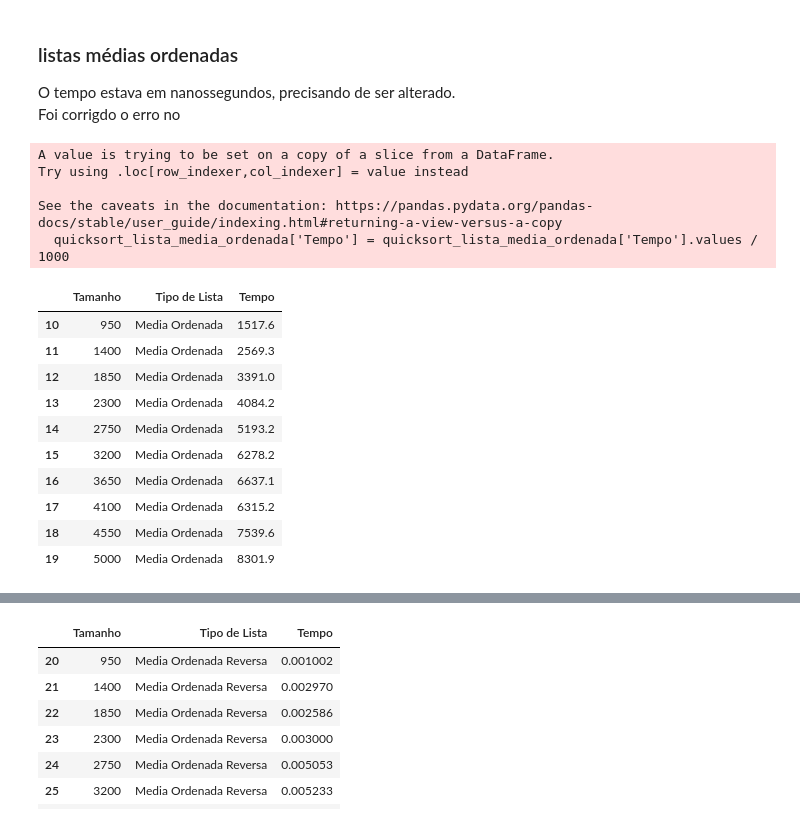
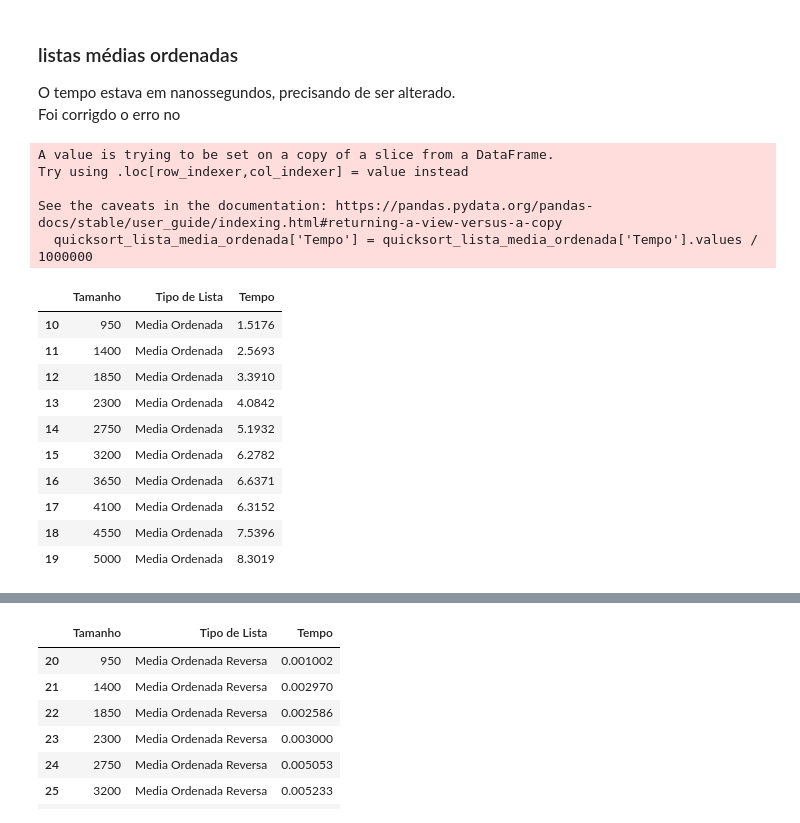
Before and after one commit to almeidadeoliveirabruno/Trabalho-estrutura-de-dados, a Jupyter notebook: registro_tempo/criar.graficos.ipynb, the cells around one changed output, grey strips where cells are left out. Saved outputs shown, nothing was run; the diff lists cells and outputs as text; code cells hidden in the pictures.

```diff
--- a/registro_tempo/criar.graficos.ipynb
+++ b/registro_tempo/criar.graficos.ipynb
@@ -265,24 +311,24 @@ O tempo estava em nanossegundos, precisando de ser alterado. <br>
 Foi corrigdo o erro no
 # %%
 quicksort_lista_media_ordenada = tempos_medios_quick_sort.iloc[10:20]
-quicksort_lista_media_ordenada['Tempo'] = quicksort_lista_media_ordenada['Tempo'].values / 1000
+quicksort_lista_media_ordenada['Tempo'] = quicksort_lista_media_ordenada['Tempo'].values / 1000000
 quicksort_lista_media_ordenada.head(11)
 # %% [output]
 A value is trying to be set on a copy of a slice from a DataFrame.
 Try using .loc[row_indexer,col_indexer] = value instead
 
 See the caveats in the documentation: https://pandas.pydata.org/pandas-docs/stable/user_guide/indexing.html#returning-a-view-versus-a-copy
-  quicksort_lista_media_ordenada['Tempo'] = quicksort_lista_media_ordenada['Tempo'].values / 1000
+  quicksort_lista_media_ordenada['Tempo'] = quicksort_lista_media_ordenada['Tempo'].values / 1000000
 |  | Tamanho | Tipo de Lista | Tempo |
-| 10 | 950 | Media Ordenada | 1517.6 |
-| 11 | 1400 | Media Ordenada | 2569.3 |
-| 12 | 1850 | Media Ordenada | 3391.0 |
-| 13 | 2300 | Media Ordenada | 4084.2 |
-| 14 | 2750 | Media Ordenada | 5193.2 |
-| 15 | 3200 | Media Ordenada | 6278.2 |
-| 16 | 3650 | Media Ordenada | 6637.1 |
-| 17 | 4100 | Media Ordenada | 6315.2 |
-| 18 | 4550 | Media Ordenada | 7539.6 |
-| 19 | 5000 | Media Ordenada | 8301.9 |
+| 10 | 950 | Media Ordenada | 1.5176 |
+| 11 | 1400 | Media Ordenada | 2.5693 |
+| 12 | 1850 | Media Ordenada | 3.3910 |
+| 13 | 2300 | Media Ordenada | 4.0842 |
+| 14 | 2750 | Media Ordenada | 5.1932 |
+| 15 | 3200 | Media Ordenada | 6.2782 |
+| 16 | 3650 | Media Ordenada | 6.6371 |
+| 17 | 4100 | Media Ordenada | 6.3152 |
+| 18 | 4550 | Media Ordenada | 7.5396 |
+| 19 | 5000 | Media Ordenada | 8.3019 |
 # %%
 insertion_lista_media_ordenada = tempos_medios_insertion_sort.iloc[10:20]
```
Also changed, not shown: parts of 30 cells of this notebook, 22 other files.
